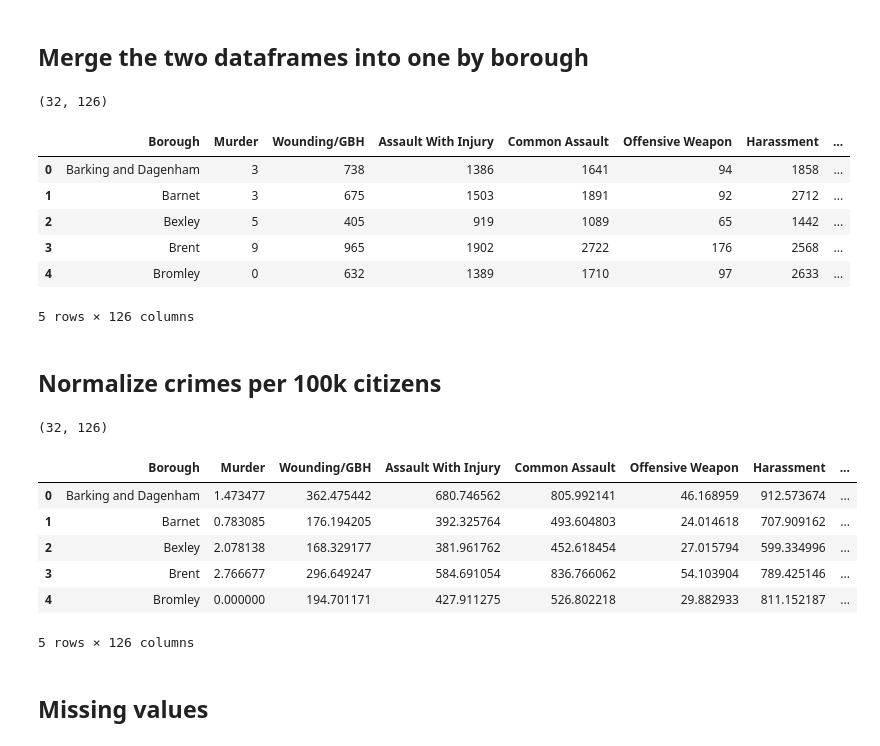
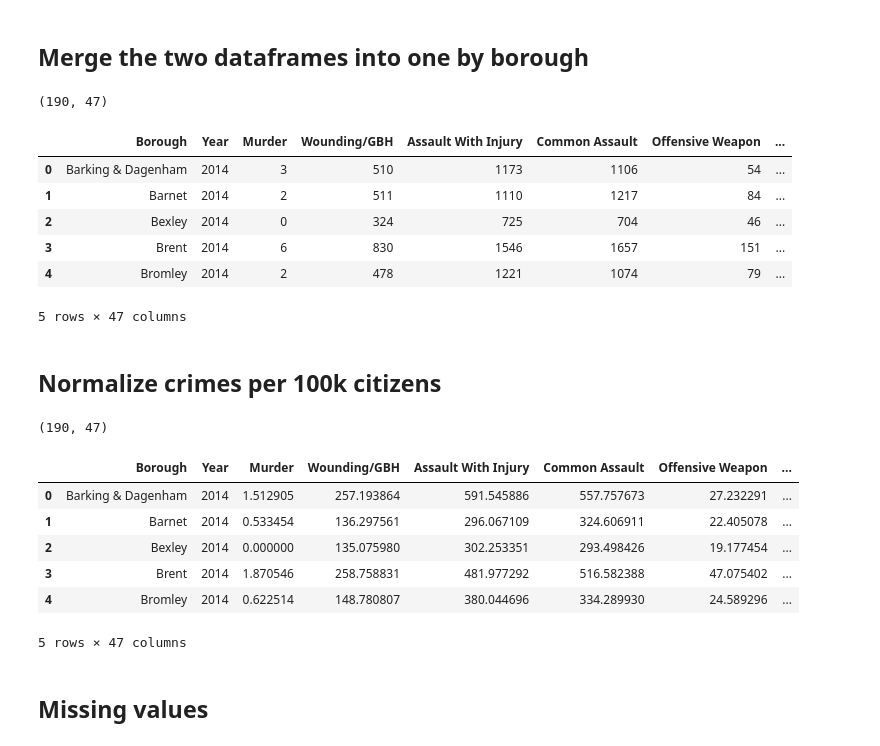
Before and after one commit to AdrianRamirezRio/crimeAnalysis, a Jupyter notebook: DataUnderstunding.ipynb, the cells around one changed output. Drawn from its saved outputs; the diff is of its cells as text; code cells hidden in the pictures.

```diff
--- a/DataUnderstunding.ipynb
+++ b/DataUnderstunding.ipynb
@@ -5,3 +5,8 @@ import matplotlib.pyplot as plt
 %matplotlib inline
 # %% [markdown]
 # Load the data
+# %%
+# For the moment only data from 2005to 2009 available
+crimes = pd.read_csv("data/crime_borough_2009_2014.csv")
+print(crimes.shape)
+crimes.head()
@@ -8,5 +22,5 @@ import matplotlib.pyplot as plt
 # %%
-crimes = pd.read_csv("london-borough-crime-15-16.csv")
-print(crimes.shape)
-crimes.head()
+population = pd.read_csv("data/population_estimates_borough_2005_2014.csv")
+print(population.shape)
+population.head()
 # %% [output]
@@ -45,33 +34,33 @@ profiles
 # %% [markdown]
 ## Merge the two dataframes into one by borough
 # %%
-df = pd.merge(crimes, profiles, left_on="Borough", right_on="Area name")
+df = pd.merge(crimes, population, on=["Borough", "Year"])
 print(df.shape)
 df.head()
 # %% [output]
-(32, 126)
+(190, 47)
-|  | Borough | Murder | Wounding/GBH | Assault With Injury | Common Assault | Offensive Weapon | Harassment | ... |
-| 0 | Barking and Dagenham | 3 | 738 | 1386 | 1641 | 94 | 1858 | ... |
-| 1 | Barnet | 3 | 675 | 1503 | 1891 | 92 | 2712 | ... |
-| 2 | Bexley | 5 | 405 | 919 | 1089 | 65 | 1442 | ... |
-| 3 | Brent | 9 | 965 | 1902 | 2722 | 176 | 2568 | ... |
-| 4 | Bromley | 0 | 632 | 1389 | 1710 | 97 | 2633 | ... |
+|  | Borough | Year | Murder | Wounding/GBH | Assault With Injury | Common Assault | Offensive Weapon | ... |
+| 0 | Barking & Dagenham | 2014 | 3 | 510 | 1173 | 1106 | 54 | ... |
+| 1 | Barnet | 2014 | 2 | 511 | 1110 | 1217 | 84 | ... |
+| 2 | Bexley | 2014 | 0 | 324 | 725 | 704 | 46 | ... |
+| 3 | Brent | 2014 | 6 | 830 | 1546 | 1657 | 151 | ... |
+| 4 | Bromley | 2014 | 2 | 478 | 1221 | 1074 | 79 | ... |
-5 rows × 126 columns
+5 rows × 47 columns
 # %% [markdown]
 ## Normalize crimes per 100k citizens
 # %%
-df.update(df.iloc[:,1:43].div(df["GLA Population Estimate 2015"], axis=0).apply(lambda x: x*1e5))
+df.update(df.iloc[:,2:44].div(df["PERSONS"], axis=0).apply(lambda x: x*1e5))
 print(df.shape)
 df.head()
 # %% [output]
-(32, 126)
+(190, 47)
-|  | Borough | Murder | Wounding/GBH | Assault With Injury | Common Assault | Offensive Weapon | Harassment | ... |
-| 0 | Barking and Dagenham | 1.473477 | 362.475442 | 680.746562 | 805.992141 | 46.168959 | 912.573674 | ... |
-| 1 | Barnet | 0.783085 | 176.194205 | 392.325764 | 493.604803 | 24.014618 | 707.909162 | ... |
-| 2 | Bexley | 2.078138 | 168.329177 | 381.961762 | 452.618454 | 27.015794 | 599.334996 | ... |
-| 3 | Brent | 2.766677 | 296.649247 | 584.691054 | 836.766062 | 54.103904 | 789.425146 | ... |
-| 4 | Bromley | 0.000000 | 194.701171 | 427.911275 | 526.802218 | 29.882933 | 811.152187 | ... |
+|  | Borough | Year | Murder | Wounding/GBH | Assault With Injury | Common Assault | Offensive Weapon | ... |
+| 0 | Barking & Dagenham | 2014 | 1.512905 | 257.193864 | 591.545886 | 557.757673 | 27.232291 | ... |
+| 1 | Barnet | 2014 | 0.533454 | 136.297561 | 296.067109 | 324.606911 | 22.405078 | ... |
+| 2 | Bexley | 2014 | 0.000000 | 135.075980 | 302.253351 | 293.498426 | 19.177454 | ... |
+| 3 | Brent | 2014 | 1.870546 | 258.758831 | 481.977292 | 516.582388 | 47.075402 | ... |
+| 4 | Bromley | 2014 | 0.622514 | 148.780807 | 380.044696 | 334.289930 | 24.589296 | ... |
-5 rows × 126 columns
+5 rows × 47 columns
 # %%
 # Sort by total notifiable offences
 df = df.sort_values("Total Notifiable Offences", ascending=False)
```
Also changed, not shown: parts of 13 cells of this notebook, 8 other files.
